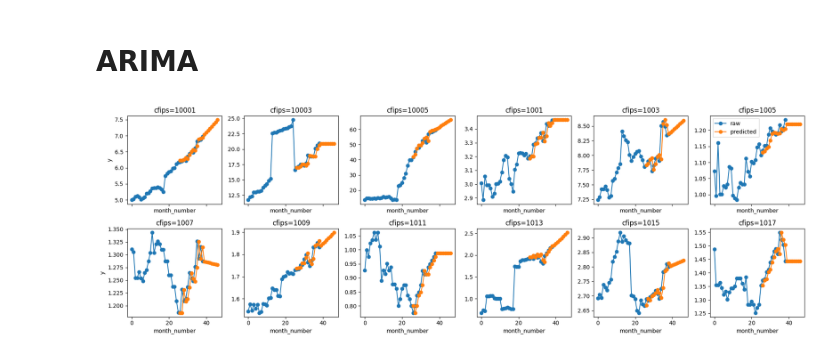
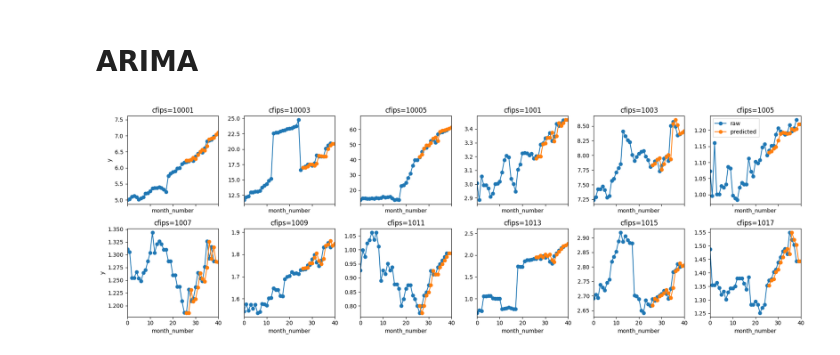
Before and after one commit to krongch2/cs412, a Jupyter notebook: submission_03/notebook.ipynb, the cells around one changed output. Drawn from its saved outputs; the diff is of its cells as text; code cells hidden in the pictures.

```diff
--- a/submission_03/notebook.ipynb
+++ b/submission_03/notebook.ipynb
@@ -27,15 +27,15 @@ def date_str_to_date(date_str):
 
 def append_na_rows(g, insert_rows=8):
     gg = g.copy().reset_index(0, drop=True)
-    gg = gg.reindex(index=range(insert_rows + len(x)))
+    gg = gg.reindex(index=range(insert_rows + len(gg)))
     gg['month_number'] = gg.index.astype(int)
     gg['first_day_of_month'] = gg['month_number'].apply(month_number_to_date_str)
     for column in ['cfips', 'county', 'state']:
         gg[column] = gg[column].unique()[0]
     gg['row_id'] = gg['cfips'] + '_' + gg['first_day_of_month']
-    return x
+    return gg
 
-def plot(d, nfigs=12, ncols=6):
+def plot(d, nfigs=12, ncols=6, output='test.pdf'):
     nrows = int(np.ceil(nfigs/ncols))
     fig, axs = plt.subplots(nrows=nrows, ncols=ncols, figsize=(ncols*3, nrows*3), sharey=False, sharex=True)
 
@@ -51,16 +51,18 @@ def plot(d, nfigs=12, ncols=6):
 
         g = d.loc[d.cfips == cfips, :].reset_index(0, drop=True)
         ax.plot(g['month_number'], g['y'], 'o-', label='raw')
-        ax.plot(g['month_number'], g['predicted_mean'], 'o-', label='predicted')
+        ax.plot(g['month_number'], g['yhat'], 'o-', label='predicted')
         cfips = g.cfips.unique()[0]
         ax.set_title(f'cfips={cfips}')
         ax.set_xlabel('month_number')
+        ax.set_xlim(0, 40)
         if idx_row == 0 and idx_col == ncols-1:
             ax.legend(fancybox=False)
         if idx_col == 0:
             ax.set_ylabel('y')
 
     fig.tight_layout()
+    plt.savefig(output, bbox_inches='tight')
 
 def convert_submission(d):
     s = d.loc[d['month_number'] >= 39, :].copy()
@@ -169,8 +172,8 @@ p = d.groupby('cfips', group_keys=True).apply(predict).reset_index(0, drop=True)
 # if not os.path.isfile('results_arimax.csv'):
 #     predict_all(load_featured(), 'total_claims', 'results_arimax.csv', exog=True)
 # %%
-plot(p)
+plot(p, output='arima.pdf')
 # %% [output]
-[figure, old version]
+[figure, new version]
 # %%
 convert_submission(p)
```
Also changed, not shown: parts of 2 cells of this notebook, 29 other files.
